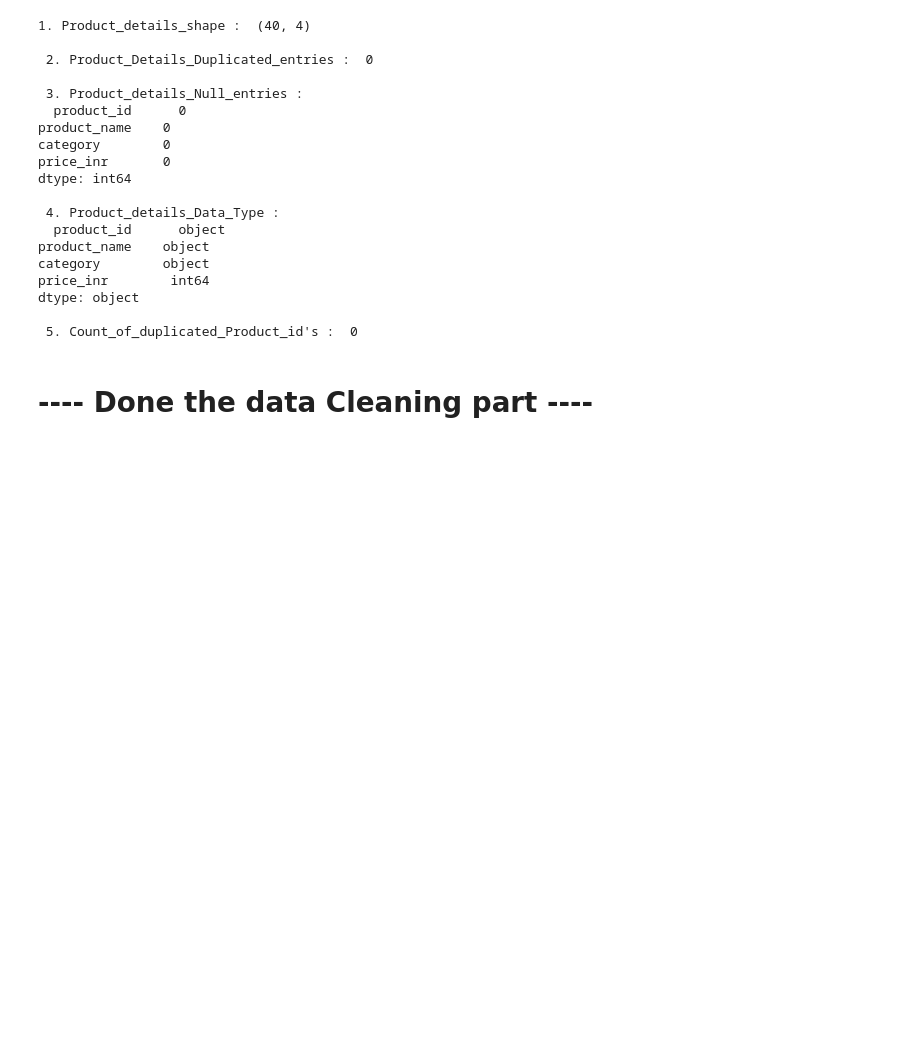
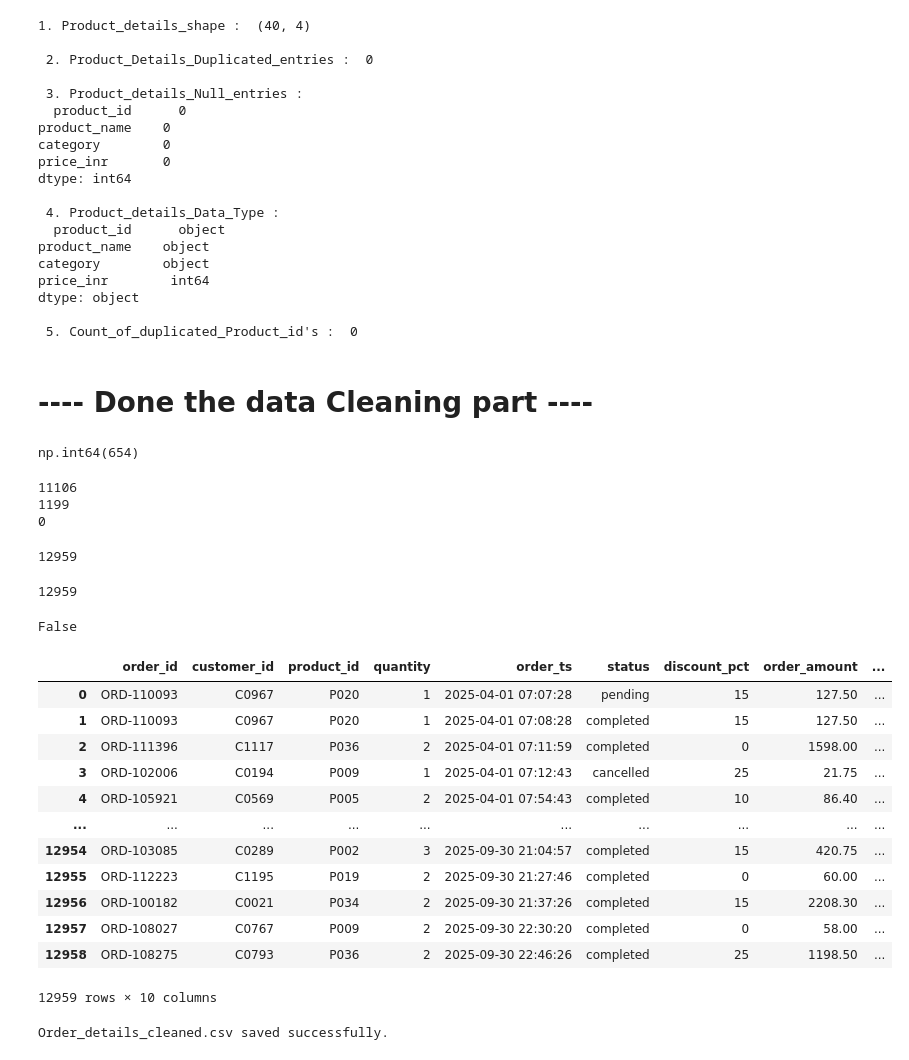
Before and after one commit to Praveenkumarasdeveloper/Instamart_Copilot, a Jupyter notebook: Data_Cleaning_part_a.ipynb, the cells around one changed output. Cells and saved outputs as stored; diff of their text form; code cells hidden in the pictures; blank space fills up the shorter version.

```diff
--- a/src/Data_Cleaning_part_a.ipynb
+++ b/Data_Cleaning_part_a.ipynb
@@ -945,3 +992,44 @@ Product_Cleaned = product_details.copy()
 Product_Cleaned.to_csv("data/clean/Product_Cleaned.csv", index = False)
 # %% [markdown]
 # ---- Done the data Cleaning part ----
+# %%
+order_details_copy["order_id"].duplicated().sum()
+# %% [output]
+np.int64(654)
+# %%
+print((a_d["status"] == "completed").sum())
+print((a_d["status"] == "cancelled").sum())
+print((a_d["status"] == "pending").sum())
+# %% [output]
+11106
+1199
+0
+# %%
+len(order_details_copy)
+# %% [output]
+12959
+# %%
+a = pd.read_csv("data/clean/Order_details_cleaned.csv")
+len(a)
+# %% [output]
+12959
+# %%
+orders["order_id"].is_unique
+# %% [output]
+False
+# %%
+a
+# %% [output]
+|  | order_id | customer_id | product_id | quantity | order_ts | status | discount_pct | order_amount | ... |
+| 0 | ORD-110093 | C0967 | P020 | 1 | 2025-04-01 07:07:28 | pending | 15 | 127.50 | ... |
+| 1 | ORD-110093 | C0967 | P020 | 1 | 2025-04-01 07:08:28 | completed | 15 | 127.50 | ... |
+| 2 | ORD-111396 | C1117 | P036 | 2 | 2025-04-01 07:11:59 | completed | 0 | 1598.00 | ... |
+| 3 | ORD-102006 | C0194 | P009 | 1 | 2025-04-01 07:12:43 | cancelled | 25 | 21.75 | ... |
+| 4 | ORD-105921 | C0569 | P005 | 2 | 2025-04-01 07:54:43 | completed | 10 | 86.40 | ... |
+| ... | ... | ... | ... | ... | ... | ... | ... | ... | ... |
+| 12954 | ORD-103085 | C0289 | P002 | 3 | 2025-09-30 21:04:57 | completed | 15 | 420.75 | ... |
+| 12955 | ORD-112223 | C1195 | P019 | 2 | 2025-09-30 21:27:46 | completed | 0 | 60.00 | ... |
+| 12956 | ORD-100182 | C0021 | P034 | 2 | 2025-09-30 21:37:26 | completed | 15 | 2208.30 | ... |
+| 12957 | ORD-108027 | C0767 | P009 | 2 | 2025-09-30 22:30:20 | completed | 0 | 58.00 | ... |
+| 12958 | ORD-108275 | C0793 | P036 | 2 | 2025-09-30 22:46:26 | completed | 25 | 1198.50 | ... |
+12959 rows × 10 columns
@@ -947,0 +1041,7 @@ Product_Cleaned.to_csv("data/clean/Product_Cleaned.csv", index = False)
+# %%
+a_d.to_csv("data/clean/Order_details_cleaned.csv",
+                          index = False)
+
+print("Order_details_cleaned.csv saved successfully.")
+# %% [output]
+Order_details_cleaned.csv saved successfully.
```
Also changed, not shown: parts of 22 cells of this notebook, 6 other files.
